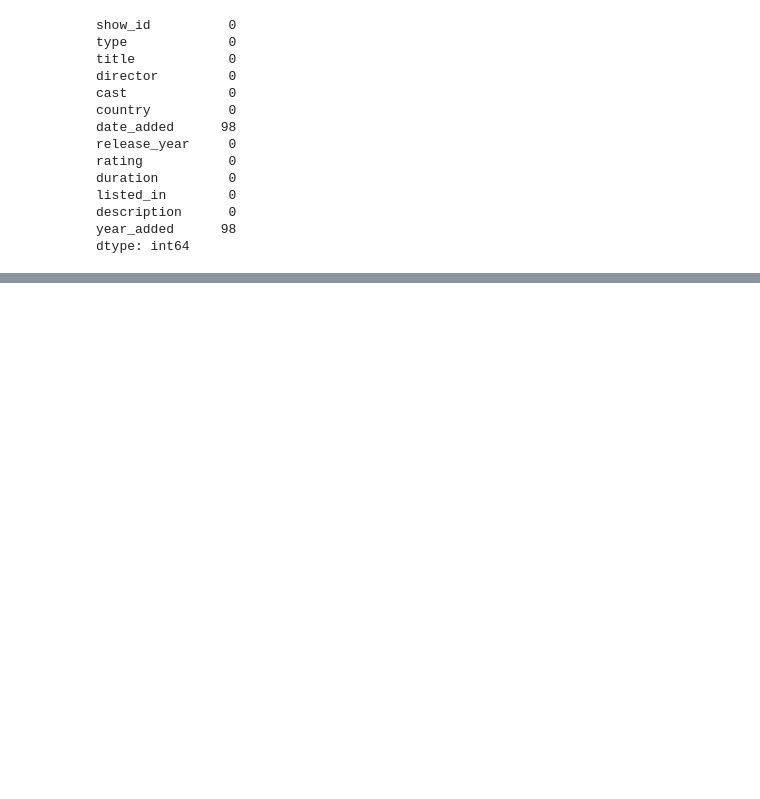
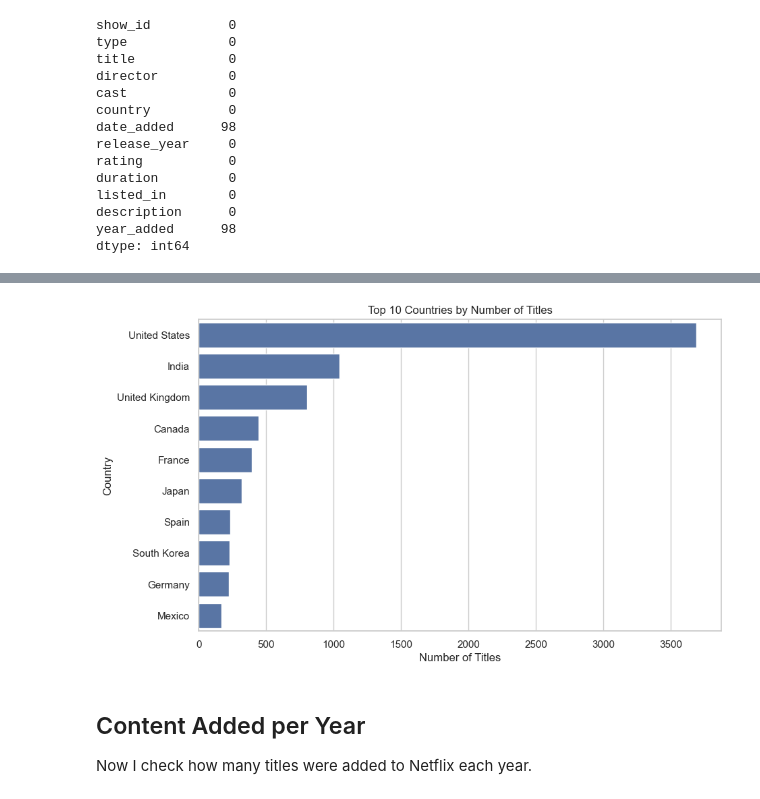
Before and after one commit to akshin777mansurov/netflix-data-analysis, a Jupyter notebook: Netflix_Data_Analysis.ipynb, the cells around one changed output, grey strips where cells are left out. Saved outputs shown, nothing was run; the diff lists cells and outputs as text; code cells hidden in the pictures; blank space fills up the shorter version.

```diff
--- a/Netflix_Data_Analysis.ipynb
+++ b/Netflix_Data_Analysis.ipynb
@@ -124,0 +156,6 @@ netflix.head()
+# %%
+countries = netflix["country"].str.split(",").explode().str.strip()
+# %%
+top_countries = countries[countries != "Unknown"].value_counts().head(10)
+
+top_countries
@@ -124,0 +175,19 @@ netflix.head()
+# %%
+plt.figure(figsize=(10, 6))
+
+sns.barplot(
+    x=top_countries.values,
+    y=top_countries.index
+)
+
+plt.title("Top 10 Countries by Number of Titles")
+plt.xlabel("Number of Titles")
+plt.ylabel("Country")
+
+plt.show()
+# %% [output]
+[figure, added]
+# %% [markdown]
+## Content Added per Year
+
+Now I check how many titles were added to Netflix each year.
```
Also changed, not shown: parts of 7 cells of this notebook.
